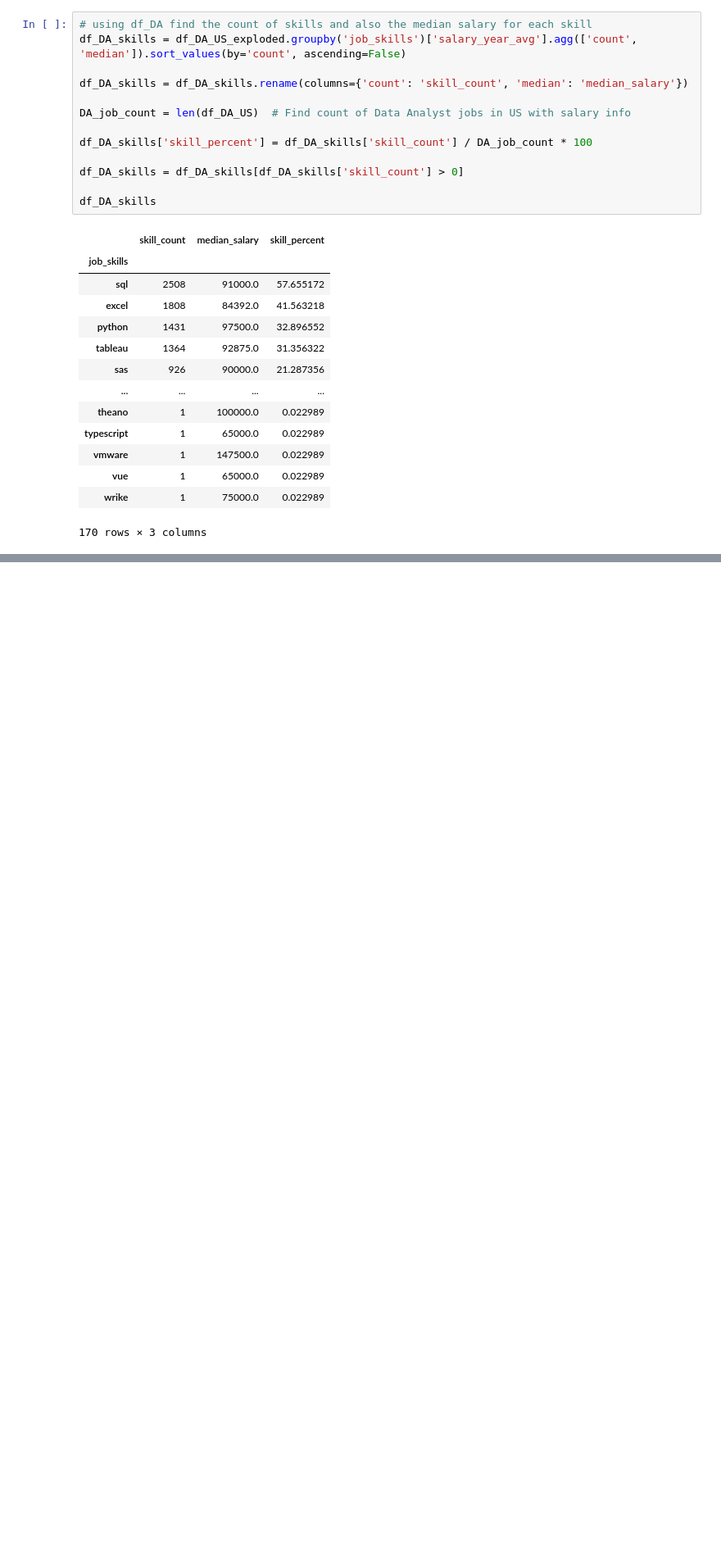
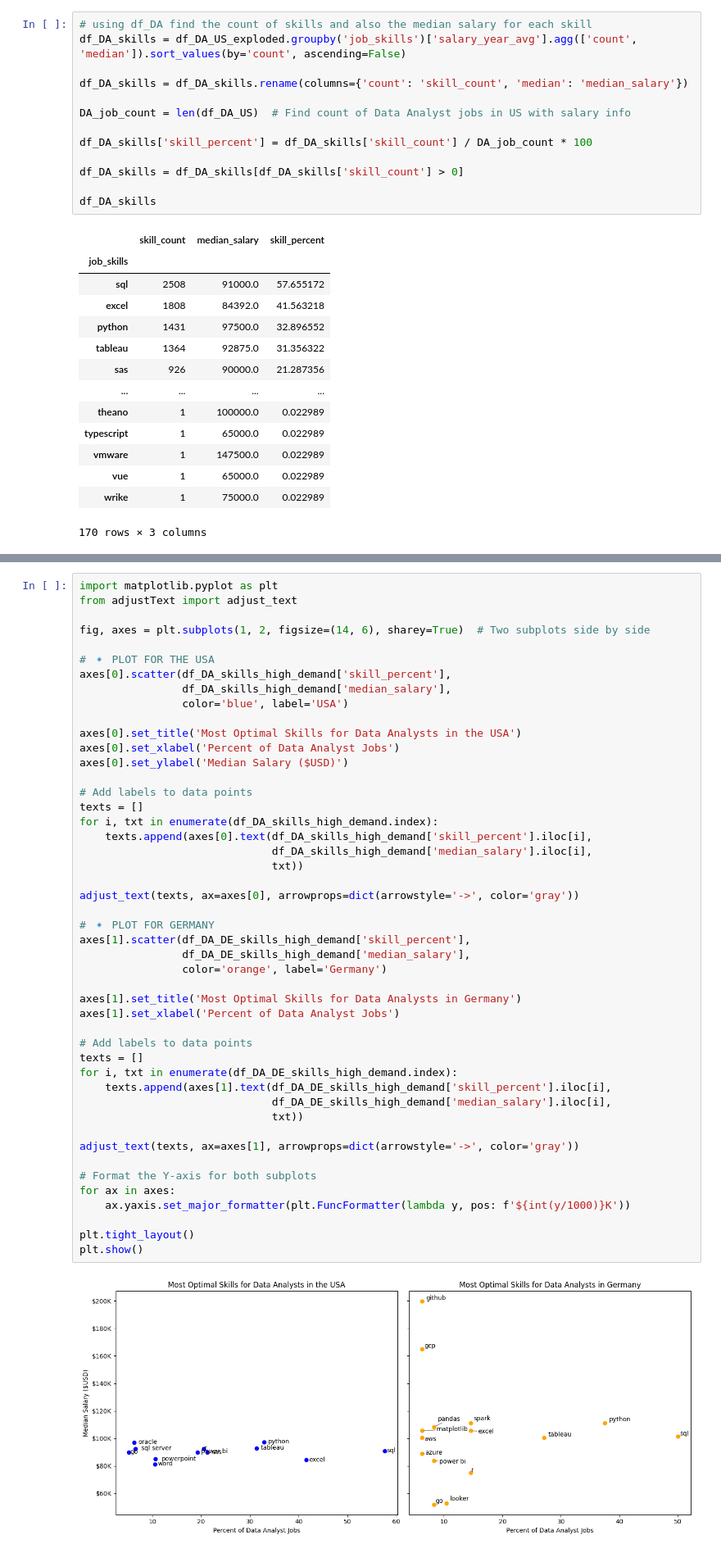
Before and after one commit to chriskorol/Job_Market_Analysis, a Jupyter notebook: 3_Project/5_Optimal_Skills.ipynb, the cells around one changed output, grey strips where cells are left out. Shown: that part at 82% size. Saved outputs shown, nothing was run; the diff lists cells and outputs as text; blank space fills up the shorter version.

```diff
--- a/3_Project/5_Optimal_Skills.ipynb
+++ b/3_Project/5_Optimal_Skills.ipynb
@@ -156,0 +163,49 @@ ModuleNotFoundError: No module named 'scipy'
+# %%
+import matplotlib.pyplot as plt
+from adjustText import adjust_text
+
+fig, axes = plt.subplots(1, 2, figsize=(14, 6), sharey=True)  # Two subplots side by side
+
+# 🔹 PLOT FOR THE USA
+axes[0].scatter(df_DA_skills_high_demand['skill_percent'],
+                df_DA_skills_high_demand['median_salary'],
+                color='blue', label='USA')
+
+axes[0].set_title('Most Optimal Skills for Data Analysts in the USA')
+axes[0].set_xlabel('Percent of Data Analyst Jobs')
+axes[0].set_ylabel('Median Salary ($USD)')
+
+# Add labels to data points
+texts = []
+for i, txt in enumerate(df_DA_skills_high_demand.index):
+    texts.append(axes[0].text(df_DA_skills_high_demand['skill_percent'].iloc[i],
+                              df_DA_skills_high_demand['median_salary'].iloc[i],
+                              txt))
+
+adjust_text(texts, ax=axes[0], arrowprops=dict(arrowstyle='->', color='gray'))
+
+# 🔹 PLOT FOR GERMANY
+axes[1].scatter(df_DA_DE_skills_high_demand['skill_percent'],
+                df_DA_DE_skills_high_demand['median_salary'],
+                color='orange', label='Germany')
+
+axes[1].set_title('Most Optimal Skills for Data Analysts in Germany')
+axes[1].set_xlabel('Percent of Data Analyst Jobs')
+
+# Add labels to data points
+texts = []
+for i, txt in enumerate(df_DA_DE_skills_high_demand.index):
+    texts.append(axes[1].text(df_DA_DE_skills_high_demand['skill_percent'].iloc[i],
+                              df_DA_DE_skills_high_demand['median_salary'].iloc[i],
+                              txt))
+
+adjust_text(texts, ax=axes[1], arrowprops=dict(arrowstyle='->', color='gray'))
+
+# Format the Y-axis for both subplots
+for ax in axes:
+    ax.yaxis.set_major_formatter(plt.FuncFormatter(lambda y, pos: f'${int(y/1000)}K'))
+
+plt.tight_layout()
+plt.show()
+# %% [output]
+[figure, added]
```
Also changed, not shown: parts of 8 cells of this notebook, 3 other files.
